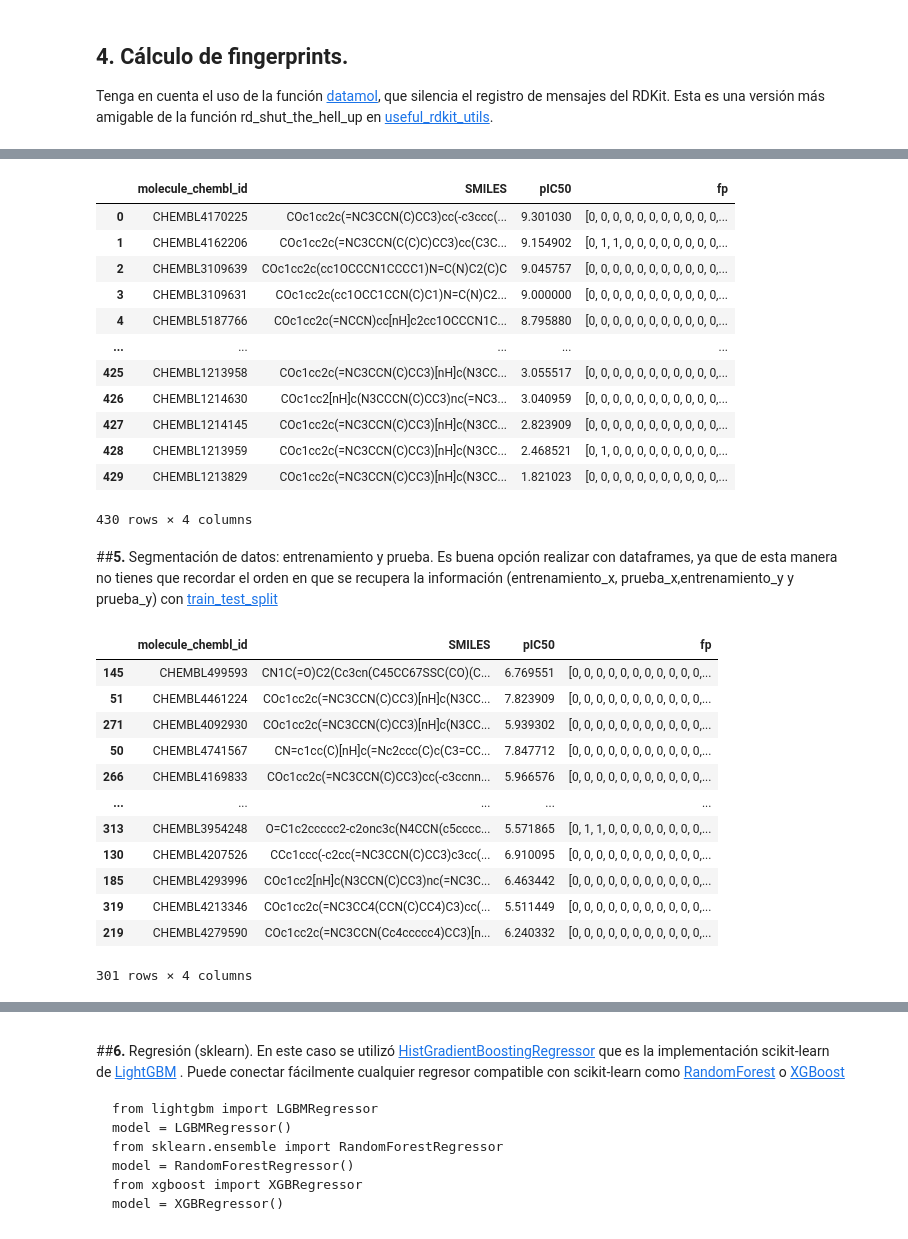
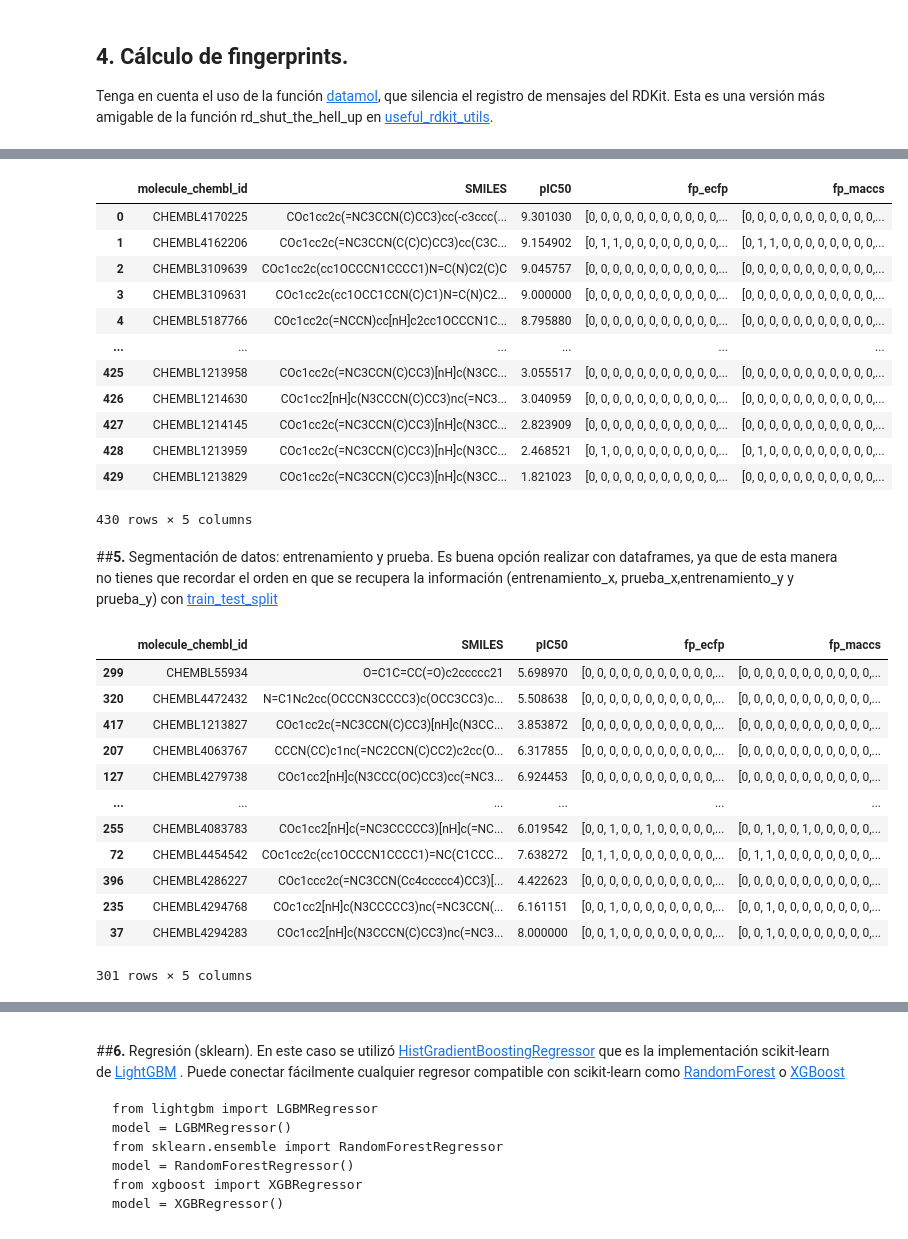
Before and after one commit to DIFACQUIM/Cursos, a Jupyter notebook: 7_3_Estudios_cuantitativos_de_relación_estructura_actividad_(QSAR)__Similitud.ipynb, the cells around one changed output, grey strips where cells are left out. Saved outputs shown, nothing was run; the diff lists cells and outputs as text; code cells hidden in the pictures.

```diff
--- a/7_3_Estudios_cuantitativos_de_relación_estructura_actividad_(QSAR)__Similitud.ipynb
+++ b/7_3_Estudios_cuantitativos_de_relación_estructura_actividad_(QSAR)__Similitud.ipynb
@@ -116,5 +138,6 @@ Fingerprints que se puenden calcular: dict_keys(['maccs', 'avalon', 'ecfp', 'fcf
 # %%
-calc = FPCalculator("ecfp") #Cálculo de ECFP4
+calc_ecfp = FPCalculator("ecfp") #Cálculo de ECFP4
+calc_maccs = FPCalculator("maccs")
 # %% [markdown]
 <a name='3'></a>
 
@@ -126,3 +147,6 @@ trans = MoleculeTransformer(calc)
+# %%
+trans_ecfp = MoleculeTransformer(calc_ecfp)
+trans_maccs = MoleculeTransformer(calc_ecfp)
 # %% [markdown]
 <a name='4'></a>
 
@@ -131,7 +155,9 @@ Tenga en cuenta el uso de la función [datamol](https://datamol.io), que silenci
 # %%
 %%time
 with dm.without_rdkit_log():
-    df['fp'] = trans.transform(df.SMILES.values)
+    df['fp_ecfp'] = trans_ecfp.transform(df.SMILES.values)
+    df['fp_maccs'] = trans_maccs.transform(df.SMILES.values)
+
 print(df.shape)
 df
 # %% [output]
@@ -141,37 +167,37 @@ Wall time: 270 ms
-|  | molecule_chembl_id | SMILES | pIC50 | fp |
-| 0 | CHEMBL4170225 | COc1cc2c(=NC3CCN(C)CC3)cc(-c3ccc(... | 9.301030 | [0, 0, 0, 0, 0, 0, 0, 0, 0, 0, 0,... |
-| 1 | CHEMBL4162206 | COc1cc2c(=NC3CCN(C(C)C)CC3)cc(C3C... | 9.154902 | [0, 1, 1, 0, 0, 0, 0, 0, 0, 0, 0,... |
-| 2 | CHEMBL3109639 | COc1cc2c(cc1OCCCN1CCCC1)N=C(N)C2(C)C | 9.045757 | [0, 0, 0, 0, 0, 0, 0, 0, 0, 0, 0,... |
-| 3 | CHEMBL3109631 | COc1cc2c(cc1OCC1CCN(C)C1)N=C(N)C2... | 9.000000 | [0, 0, 0, 0, 0, 0, 0, 0, 0, 0, 0,... |
-| 4 | CHEMBL5187766 | COc1cc2c(=NCCN)cc[nH]c2cc1OCCCN1C... | 8.795880 | [0, 0, 0, 0, 0, 0, 0, 0, 0, 0, 0,... |
-| ... | ... | ... | ... | ... |
-| 425 | CHEMBL1213958 | COc1cc2c(=NC3CCN(C)CC3)[nH]c(N3CC... | 3.055517 | [0, 0, 0, 0, 0, 0, 0, 0, 0, 0, 0,... |
-| 426 | CHEMBL1214630 | COc1cc2[nH]c(N3CCCN(C)CC3)nc(=NC3... | 3.040959 | [0, 0, 0, 0, 0, 0, 0, 0, 0, 0, 0,... |
-| 427 | CHEMBL1214145 | COc1cc2c(=NC3CCN(C)CC3)[nH]c(N3CC... | 2.823909 | [0, 0, 0, 0, 0, 0, 0, 0, 0, 0, 0,... |
-| 428 | CHEMBL1213959 | COc1cc2c(=NC3CCN(C)CC3)[nH]c(N3CC... | 2.468521 | [0, 1, 0, 0, 0, 0, 0, 0, 0, 0, 0,... |
-| 429 | CHEMBL1213829 | COc1cc2c(=NC3CCN(C)CC3)[nH]c(N3CC... | 1.821023 | [0, 0, 0, 0, 0, 0, 0, 0, 0, 0, 0,... |
+|  | molecule_chembl_id | SMILES | pIC50 | fp_ecfp | fp_maccs |
+| 0 | CHEMBL4170225 | COc1cc2c(=NC3CCN(C)CC3)cc(-c3ccc(... | 9.301030 | [0, 0, 0, 0, 0, 0, 0, 0, 0, 0, 0,... | [0, 0, 0, 0, 0, 0, 0, 0, 0, 0, 0,... |
+| 1 | CHEMBL4162206 | COc1cc2c(=NC3CCN(C(C)C)CC3)cc(C3C... | 9.154902 | [0, 1, 1, 0, 0, 0, 0, 0, 0, 0, 0,... | [0, 1, 1, 0, 0, 0, 0, 0, 0, 0, 0,... |
+| 2 | CHEMBL3109639 | COc1cc2c(cc1OCCCN1CCCC1)N=C(N)C2(C)C | 9.045757 | [0, 0, 0, 0, 0, 0, 0, 0, 0, 0, 0,... | [0, 0, 0, 0, 0, 0, 0, 0, 0, 0, 0,... |
+| 3 | CHEMBL3109631 | COc1cc2c(cc1OCC1CCN(C)C1)N=C(N)C2... | 9.000000 | [0, 0, 0, 0, 0, 0, 0, 0, 0, 0, 0,... | [0, 0, 0, 0, 0, 0, 0, 0, 0, 0, 0,... |
+| 4 | CHEMBL5187766 | COc1cc2c(=NCCN)cc[nH]c2cc1OCCCN1C... | 8.795880 | [0, 0, 0, 0, 0, 0, 0, 0, 0, 0, 0,... | [0, 0, 0, 0, 0, 0, 0, 0, 0, 0, 0,... |
+| ... | ... | ... | ... | ... | ... |
+| 425 | CHEMBL1213958 | COc1cc2c(=NC3CCN(C)CC3)[nH]c(N3CC... | 3.055517 | [0, 0, 0, 0, 0, 0, 0, 0, 0, 0, 0,... | [0, 0, 0, 0, 0, 0, 0, 0, 0, 0, 0,... |
+| 426 | CHEMBL1214630 | COc1cc2[nH]c(N3CCCN(C)CC3)nc(=NC3... | 3.040959 | [0, 0, 0, 0, 0, 0, 0, 0, 0, 0, 0,... | [0, 0, 0, 0, 0, 0, 0, 0, 0, 0, 0,... |
+| 427 | CHEMBL1214145 | COc1cc2c(=NC3CCN(C)CC3)[nH]c(N3CC... | 2.823909 | [0, 0, 0, 0, 0, 0, 0, 0, 0, 0, 0,... | [0, 0, 0, 0, 0, 0, 0, 0, 0, 0, 0,... |
+| 428 | CHEMBL1213959 | COc1cc2c(=NC3CCN(C)CC3)[nH]c(N3CC... | 2.468521 | [0, 1, 0, 0, 0, 0, 0, 0, 0, 0, 0,... | [0, 1, 0, 0, 0, 0, 0, 0, 0, 0, 0,... |
+| 429 | CHEMBL1213829 | COc1cc2c(=NC3CCN(C)CC3)[nH]c(N3CC... | 1.821023 | [0, 0, 0, 0, 0, 0, 0, 0, 0, 0, 0,... | [0, 0, 0, 0, 0, 0, 0, 0, 0, 0, 0,... |
-430 rows × 4 columns
+430 rows × 5 columns
 # %% [markdown]
 <a name='5'></a>
 ##**5.** Segmentación de datos: entrenamiento y prueba.
 Es buena opción realizar con dataframes, ya que de esta manera no tienes que recordar el orden en que se recupera la información (entrenamiento_x, prueba_x,entrenamiento_y y prueba_y) con [train_test_split](https://scikit-learn.org/stable/modules/generated/sklearn.model_selection.train_test_split.html)
 # %%
-train, test = train_test_split(df, test_size=0.3, train_size=0.7) #Métrica común 70:30
+train, test = train_test_split(df, test_size=0.3, train_size=0.7, random_state=1) #Métrica común 70:30
 train
 # %% [output]
-|  | molecule_chembl_id | SMILES | pIC50 | fp |
-| 145 | CHEMBL499593 | CN1C(=O)C2(Cc3cn(C45CC67SSC(CO)(C... | 6.769551 | [0, 0, 0, 0, 0, 0, 0, 0, 0, 0, 0,... |
-| 51 | CHEMBL4461224 | COc1cc2c(=NC3CCN(C)CC3)[nH]c(N3CC... | 7.823909 | [0, 0, 0, 0, 0, 0, 0, 0, 0, 0, 0,... |
-| 271 | CHEMBL4092930 | COc1cc2c(=NC3CCN(C)CC3)[nH]c(N3CC... | 5.939302 | [0, 0, 0, 0, 0, 0, 0, 0, 0, 0, 0,... |
-| 50 | CHEMBL4741567 | CN=c1cc(C)[nH]c(=Nc2ccc(C)c(C3=CC... | 7.847712 | [0, 0, 0, 0, 0, 0, 0, 0, 0, 0, 0,... |
-| 266 | CHEMBL4169833 | COc1cc2c(=NC3CCN(C)CC3)cc(-c3ccnn... | 5.966576 | [0, 0, 0, 0, 0, 0, 0, 0, 0, 0, 0,... |
-| ... | ... | ... | ... | ... |
-| 313 | CHEMBL3954248 | O=C1c2ccccc2-c2onc3c(N4CCN(c5cccc... | 5.571865 | [0, 1, 1, 0, 0, 0, 0, 0, 0, 0, 0,... |
-| 130 | CHEMBL4207526 | CCc1ccc(-c2cc(=NC3CCN(C)CC3)c3cc(... | 6.910095 | [0, 0, 0, 0, 0, 0, 0, 0, 0, 0, 0,... |
-| 185 | CHEMBL4293996 | COc1cc2[nH]c(N3CCN(C)CC3)nc(=NC3C... | 6.463442 | [0, 0, 0, 0, 0, 0, 0, 0, 0, 0, 0,... |
-| 319 | CHEMBL4213346 | COc1cc2c(=NC3CC4(CCN(C)CC4)C3)cc(... | 5.511449 | [0, 0, 0, 0, 0, 0, 0, 0, 0, 0, 0,... |
-| 219 | CHEMBL4279590 | COc1cc2c(=NC3CCN(Cc4ccccc4)CC3)[n... | 6.240332 | [0, 0, 0, 0, 0, 0, 0, 0, 0, 0, 0,... |
+|  | molecule_chembl_id | SMILES | pIC50 | fp_ecfp | fp_maccs |
+| 299 | CHEMBL55934 | O=C1C=CC(=O)c2ccccc21 | 5.698970 | [0, 0, 0, 0, 0, 0, 0, 0, 0, 0, 0,... | [0, 0, 0, 0, 0, 0, 0, 0, 0, 0, 0,... |
+| 320 | CHEMBL4472432 | N=C1Nc2cc(OCCCN3CCCC3)c(OCC3CC3)c... | 5.508638 | [0, 0, 0, 0, 0, 0, 0, 0, 0, 0, 0,... | [0, 0, 0, 0, 0, 0, 0, 0, 0, 0, 0,... |
+| 417 | CHEMBL1213827 | COc1cc2c(=NC3CCN(C)CC3)[nH]c(N3CC... | 3.853872 | [0, 0, 0, 0, 0, 0, 0, 0, 0, 0, 0,... | [0, 0, 0, 0, 0, 0, 0, 0, 0, 0, 0,... |
+| 207 | CHEMBL4063767 | CCCN(CC)c1nc(=NC2CCN(C)CC2)c2cc(O... | 6.317855 | [0, 0, 0, 0, 0, 0, 0, 0, 0, 0, 0,... | [0, 0, 0, 0, 0, 0, 0, 0, 0, 0, 0,... |
+| 127 | CHEMBL4279738 | COc1cc2[nH]c(N3CCC(OC)CC3)cc(=NC3... | 6.924453 | [0, 0, 0, 0, 0, 0, 0, 0, 0, 0, 0,... | [0, 0, 0, 0, 0, 0, 0, 0, 0, 0, 0,... |
+| ... | ... | ... | ... | ... | ... |
+| 255 | CHEMBL4083783 | COc1cc2[nH]c(=NC3CCCCC3)[nH]c(=NC... | 6.019542 | [0, 0, 1, 0, 0, 1, 0, 0, 0, 0, 0,... | [0, 0, 1, 0, 0, 1, 0, 0, 0, 0, 0,... |
+| 72 | CHEMBL4454542 | COc1cc2c(cc1OCCCN1CCCC1)=NC(C1CCC... | 7.638272 | [0, 1, 1, 0, 0, 0, 0, 0, 0, 0, 0,... | [0, 1, 1, 0, 0, 0, 0, 0, 0, 0, 0,... |
+| 396 | CHEMBL4286227 | COc1ccc2c(=NC3CCN(Cc4ccccc4)CC3)[... | 4.422623 | [0, 0, 0, 0, 0, 0, 0, 0, 0, 0, 0,... | [0, 0, 0, 0, 0, 0, 0, 0, 0, 0, 0,... |
+| 235 | CHEMBL4294768 | COc1cc2[nH]c(N3CCCCC3)nc(=NC3CCN(... | 6.161151 | [0, 0, 1, 0, 0, 0, 0, 0, 0, 0, 0,... | [0, 0, 1, 0, 0, 0, 0, 0, 0, 0, 0,... |
+| 37 | CHEMBL4294283 | COc1cc2[nH]c(N3CCCN(C)CC3)nc(=NC3... | 8.000000 | [0, 0, 1, 0, 0, 0, 0, 0, 0, 0, 0,... | [0, 0, 1, 0, 0, 0, 0, 0, 0, 0, 0,... |
-301 rows × 4 columns
+301 rows × 5 columns
 # %%
 test
 # %% [output]
```
Also changed, not shown: parts of 9 cells of this notebook.
